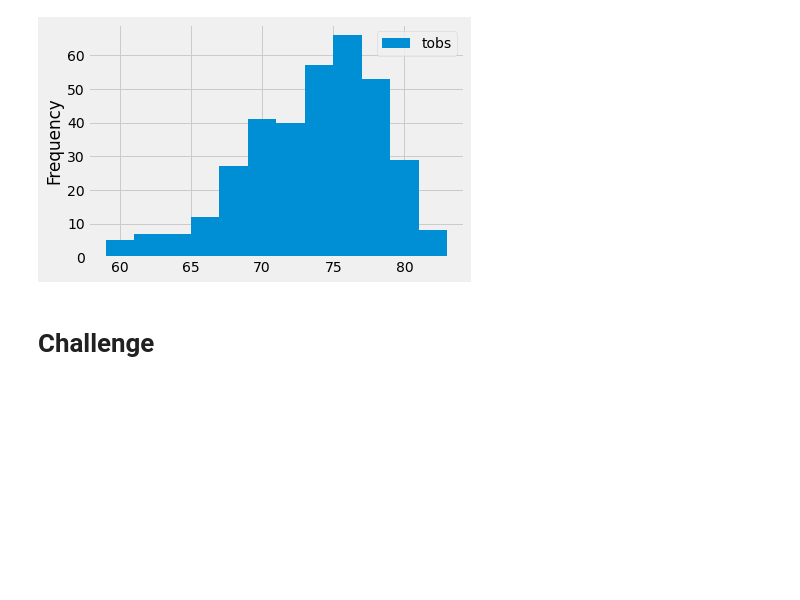
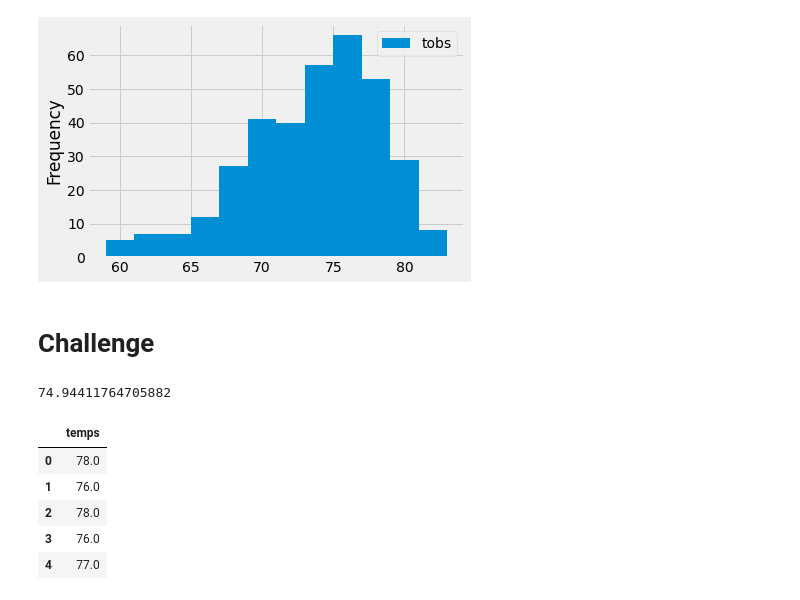
Before and after one commit to CypherGreen/surfs_up, a Jupyter notebook: climate_analysis.ipynb, the cells around one changed output. Cells and saved outputs as stored; diff of their text form; code cells hidden in the pictures; blank space fills up the shorter version.

```diff
--- a/climate_analysis.ipynb
+++ b/climate_analysis.ipynb
@@ -117,0 +126,17 @@ df.plot.hist(bins=12)
+# %%
+# 3. Convert the June temperatures to a list.
+june_temps_list = [temp.tobs for temp in june_temps]
+print(np.mean(june_temps_list))
+# %% [output]
+74.94411764705882
+# %%
+# 4. Create a DataFrame from the list of temperatures for the month of June.
+june_df = DataFrame(june_temps_list,columns=['temps'])
+june_df.head()
+# %% [output]
+|  | temps |
+| 0 | 78.0 |
+| 1 | 76.0 |
+| 2 | 78.0 |
+| 3 | 76.0 |
+| 4 | 77.0 |
```
Also changed, not shown: parts of 6 cells of this notebook.
